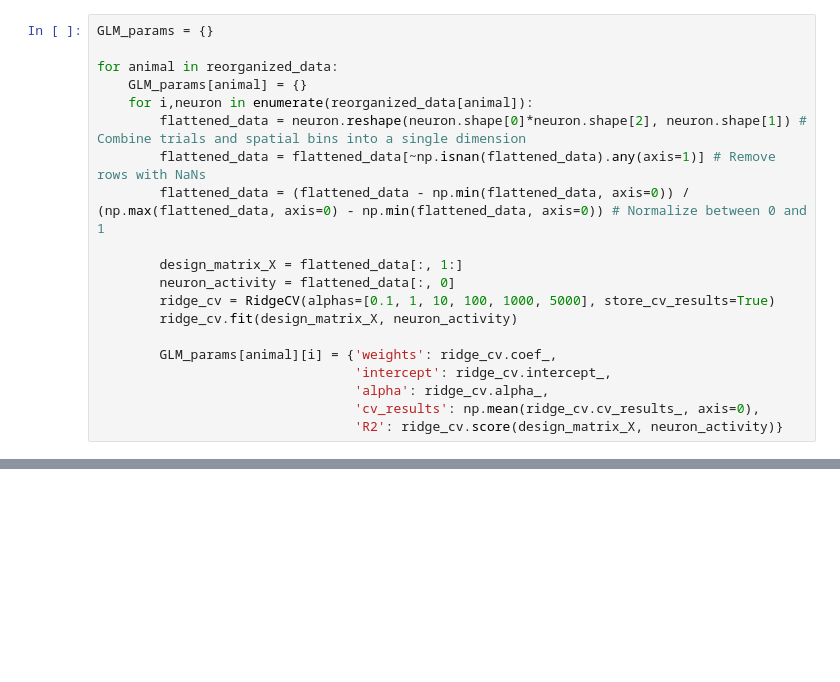
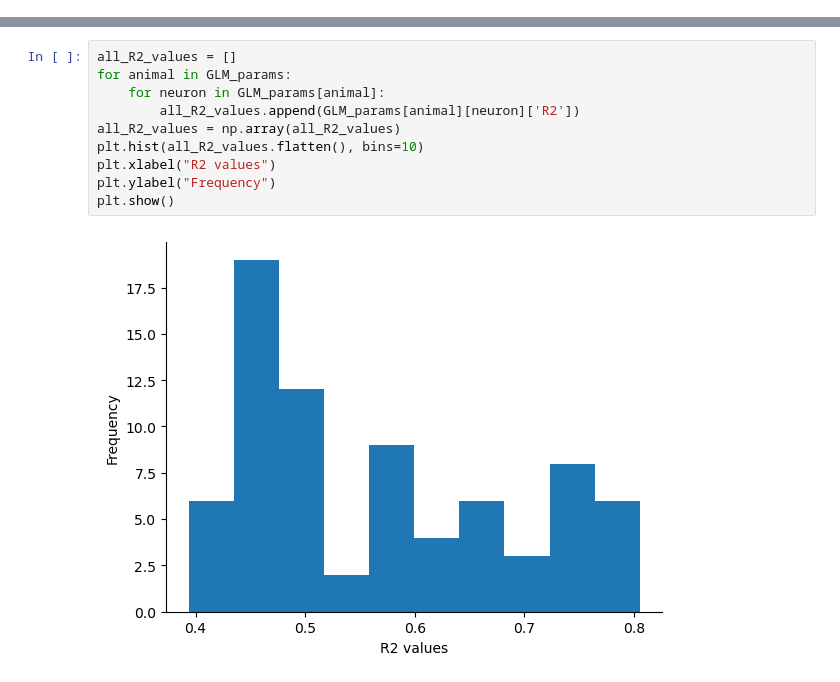
Before and after one commit to Milstein-Lab/CA1-interneuron-GLM, a Jupyter notebook: GLM_analysis.ipynb, the cells around one changed output, grey strips where cells are left out. Cells and saved outputs as stored; diff of their text form; blank space fills up the shorter version.

```diff
--- a/GLM_analysis.ipynb
+++ b/GLM_analysis.ipynb
@@ -98,20 +21,0 @@ for animal_idx in range(num_animals):
-# %%
-GLM_params = {}
-
-for animal in reorganized_data:
-    GLM_params[animal] = {}
-    for i,neuron in enumerate(reorganized_data[animal]):
-        flattened_data = neuron.reshape(neuron.shape[0]*neuron.shape[2], neuron.shape[1]) # Combine trials and spatial bins into a single dimension
-        flattened_data = flattened_data[~np.isnan(flattened_data).any(axis=1)] # Remove rows with NaNs
-        flattened_data = (flattened_data - np.min(flattened_data, axis=0)) / (np.max(flattened_data, axis=0) - np.min(flattened_data, axis=0)) # Normalize between 0 and 1
-
-        design_matrix_X = flattened_data[:, 1:]
-        neuron_activity = flattened_data[:, 0]
-        ridge_cv = RidgeCV(alphas=[0.1, 1, 10, 100, 1000, 5000], store_cv_results=True)
-        ridge_cv.fit(design_matrix_X, neuron_activity)
-
-        GLM_params[animal][i] = {'weights': ridge_cv.coef_,
-                                 'intercept': ridge_cv.intercept_,
-                                 'alpha': ridge_cv.alpha_,
-                                 'cv_results': np.mean(ridge_cv.cv_results_, axis=0),
-                                 'R2': ridge_cv.score(design_matrix_X, neuron_activity)}
@@ -118 +31,13 @@ for animal in reorganized_data:
+# %%
+all_R2_values = []
+for animal in GLM_params:
+    for neuron in GLM_params[animal]:
+        all_R2_values.append(GLM_params[animal][neuron]['R2'])
+all_R2_values = np.array(all_R2_values)
+plt.hist(all_R2_values.flatten(), bins=10)
+plt.xlabel("R2 values")
+plt.ylabel("Frequency")
+plt.show()
+# %% [output]
+[figure, added]
 # %%
```
Also changed, not shown: parts of 7 cells of this notebook, 1 other file.
